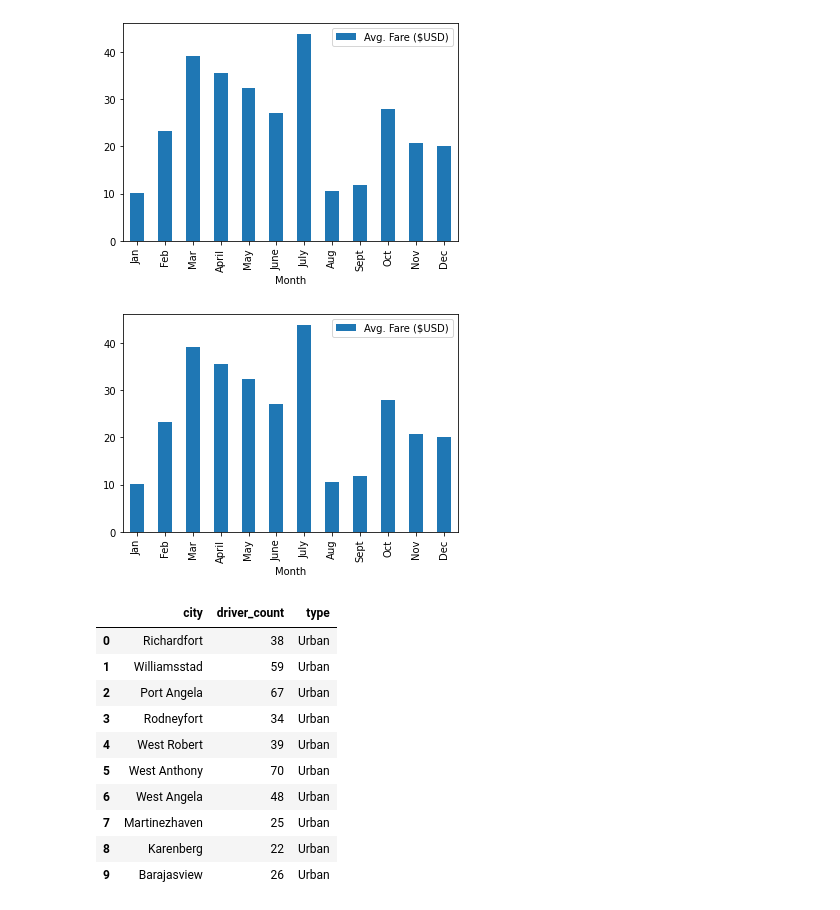
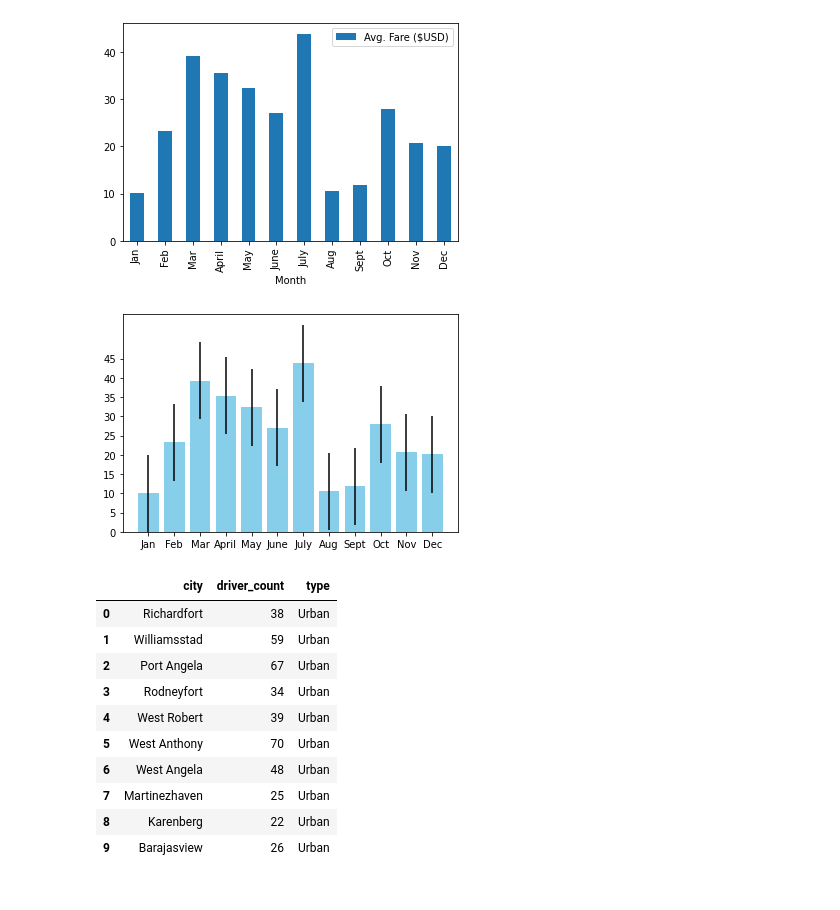
Before and after one commit to kaku2792/PyBer_Analysis, a Jupyter notebook: PyBer_ride_data.ipynb, the cells around one changed output. Saved outputs shown, nothing was run; the diff lists cells and outputs as text; code cells hidden in the pictures.

```diff
--- a/PyBer_ride_data.ipynb
+++ b/PyBer_ride_data.ipynb
@@ -41,11 +42,15 @@ pyber_ride_df.plot.bar(x="Month", y="Avg. Fare ($USD)")
 plt.show()
 # %% [output]
 [figure]
-# %%
-pyber_ride_df.plot(x="Month", y="Avg. Fare ($USD)", kind='bar')
-plt.show()
-# %% [output]
-[figure, removed]
+# %%
+x= pyber_ride_df["Month"]
+y= pyber_ride_df["Avg. Fare ($USD)"]
+fig, ax = plt.subplots()
+ax.bar(x,y, yerr=10, color="skyblue")
+ax.set_yticks(scipy.arange(0,50,5))
+plt.show()
+# %% [output]
+[figure, added]
 # %%
 # Add Matplotlib inline magic command
 %matplotlib inline
```
Also changed, not shown: parts of 17 cells of this notebook, 1 other file.
